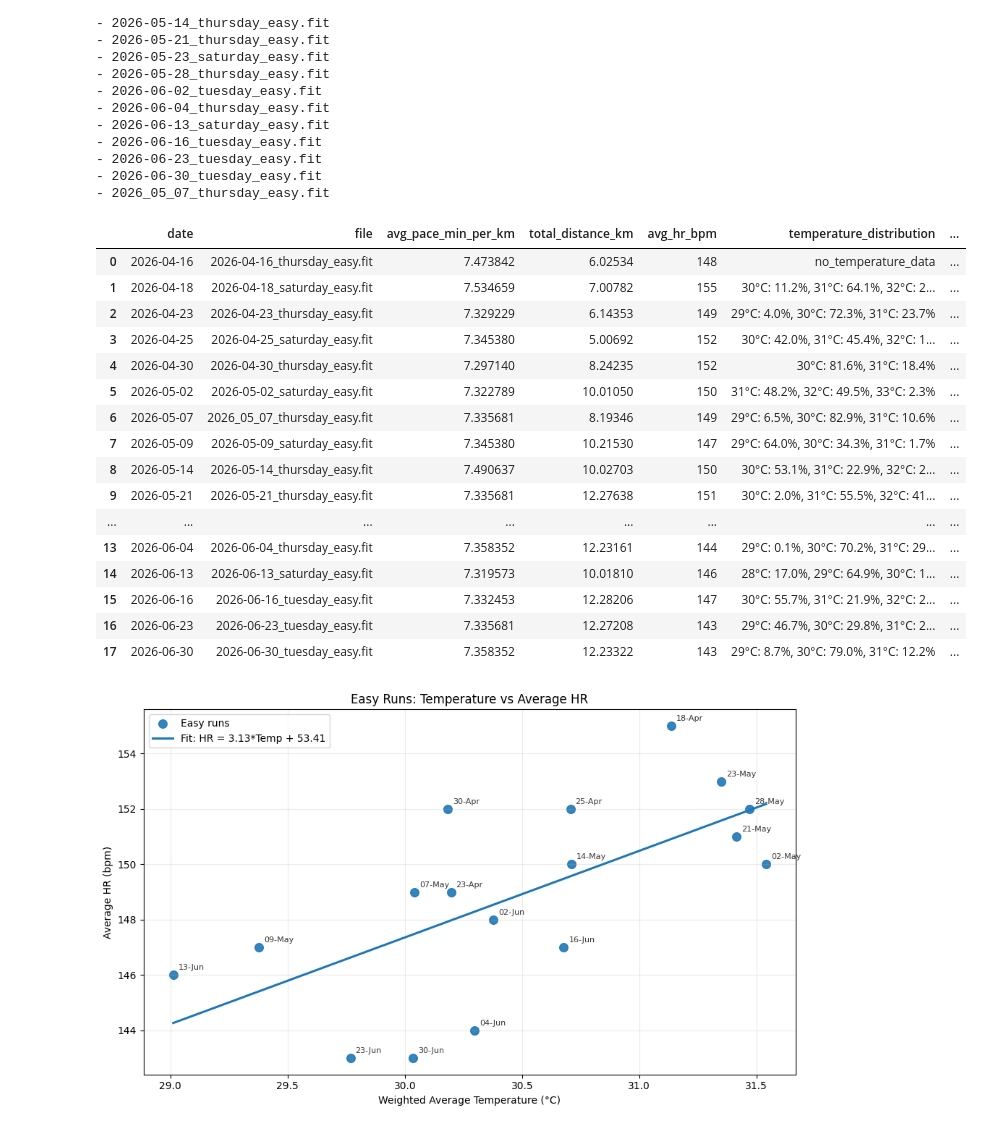
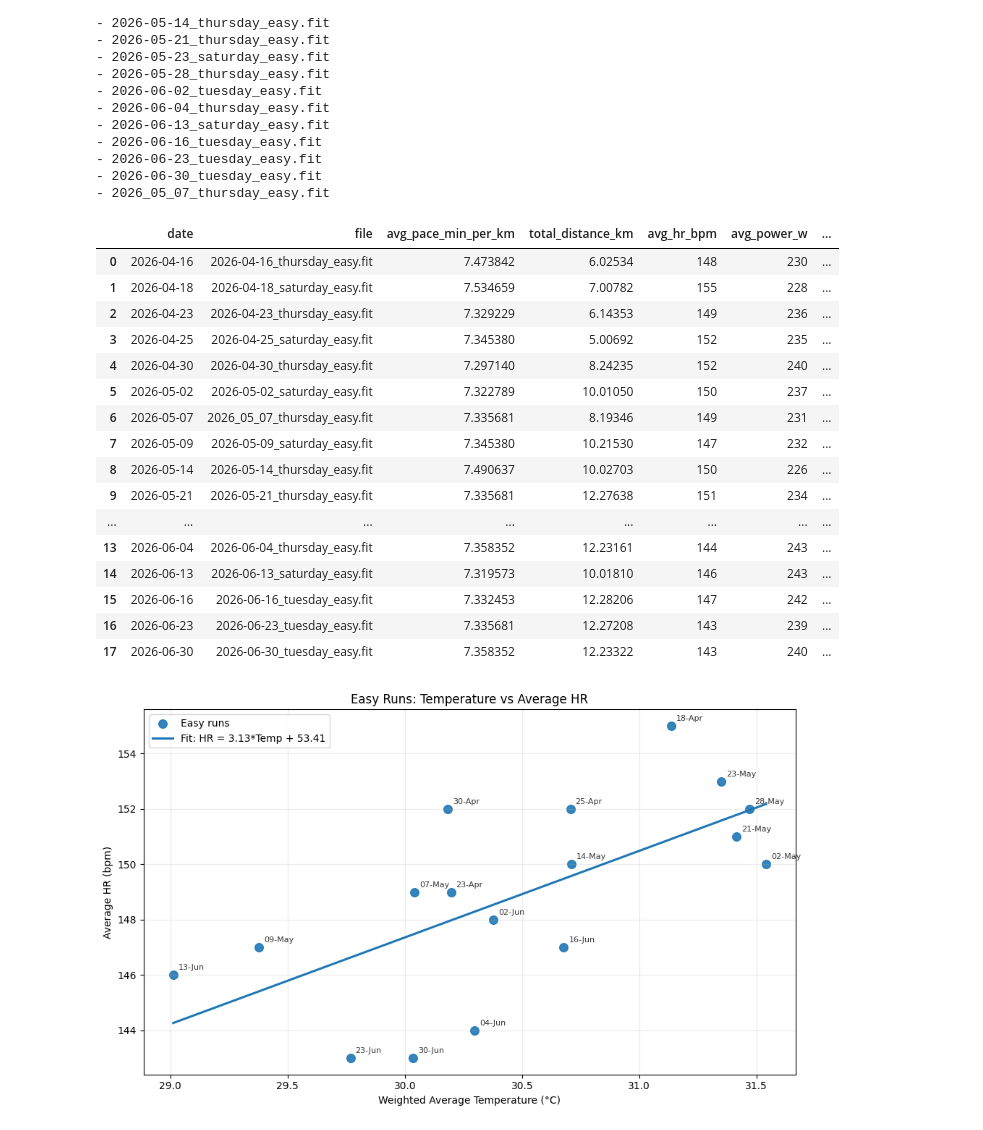
Before and after one commit to jvinodraj/theEagle, a Jupyter notebook: notebooks/easy_run_daily_hr_smoothness.ipynb, the cells around one changed output. Cells and saved outputs as stored; diff of their text form; code cells hidden in the pictures.

Commit message:
easy runs

```diff
--- a/notebooks/easy_run_daily_hr_smoothness.ipynb
+++ b/notebooks/easy_run_daily_hr_smoothness.ipynb
@@ -84,6 +84,7 @@ def score_band(score: float) -> str:
         return "moderate"
     return "noisy"
 # %%
+
 runs = []
 
 for fit_path in fit_files:
@@ -117,6 +118,12 @@ for fit_path in fit_files:
     if pd.isna(avg_hr_bpm):
         avg_hr_bpm = rec["heart_rate"].mean()
 
+    # Power: try session avg_power first, then per-record mean.
+    avg_power_w = pd.to_numeric(session_row.get("avg_power", np.nan), errors="coerce")
+    if pd.isna(avg_power_w) and "power" in rec.columns:
+        pwr = pd.to_numeric(rec["power"], errors="coerce").dropna()
+        avg_power_w = float(pwr.mean()) if not pwr.empty else np.nan
+
     temp_distribution = "no_temperature_data"
     if "temperature" in rec.columns:
         temp_series = pd.to_numeric(rec["temperature"], errors="coerce").dropna()
@@ -126,50 +133,52 @@ for fit_path in fit_files:
             temp_distribution = ", ".join([f"{t}°C: {p}%" for t, p in pct.items()])
 
     run_date = rec["timestamp"].iloc[0].date()
     score = compute_hr_smoothness_score(rec["heart_rate"])
 
     runs.append({
         "file": fit_path.name,
         "date": pd.Timestamp(run_date),
         "records": rec,
         "avg_pace_min_per_km": avg_pace,
         "total_distance_km": total_distance_km,
         "avg_hr_bpm": avg_hr_bpm,
+        "avg_power_w": avg_power_w,
         "temperature_distribution": temp_distribution,
         "hr_smoothness_score": score,
         "score_band": score_band(score),
     })
 
 runs_df = pd.DataFrame([{
     "date": r["date"],
     "file": r["file"],
     "avg_pace_min_per_km": r["avg_pace_min_per_km"],
     "total_distance_km": r["total_distance_km"],
     "avg_hr_bpm": r["avg_hr_bpm"],
+    "avg_power_w": r["avg_power_w"],
     "temperature_distribution": r["temperature_distribution"],
     "hr_smoothness_score": r["hr_smoothness_score"],
     "score_band": r["score_band"],
 } for r in runs]).sort_values("date").reset_index(drop=True)
 
 runs_df
 # %% [output]
-|  | date | file | avg_pace_min_per_km | total_distance_km | avg_hr_bpm | temperature_distribution | ... |
-| 0 | 2026-04-16 | 2026-04-16_thursday_easy.fit | 7.473842 | 6.02534 | 148 | no_temperature_data | ... |
-| 1 | 2026-04-18 | 2026-04-18_saturday_easy.fit | 7.534659 | 7.00782 | 155 | 30°C: 11.2%, 31°C: 64.1%, 32°C: 2... | ... |
-| 2 | 2026-04-23 | 2026-04-23_thursday_easy.fit | 7.329229 | 6.14353 | 149 | 29°C: 4.0%, 30°C: 72.3%, 31°C: 23.7% | ... |
-| 3 | 2026-04-25 | 2026-04-25_saturday_easy.fit | 7.345380 | 5.00692 | 152 | 30°C: 42.0%, 31°C: 45.4%, 32°C: 1... | ... |
-| 4 | 2026-04-30 | 2026-04-30_thursday_easy.fit | 7.297140 | 8.24235 | 152 | 30°C: 81.6%, 31°C: 18.4% | ... |
-| 5 | 2026-05-02 | 2026-05-02_saturday_easy.fit | 7.322789 | 10.01050 | 150 | 31°C: 48.2%, 32°C: 49.5%, 33°C: 2.3% | ... |
-| 6 | 2026-05-07 | 2026_05_07_thursday_easy.fit | 7.335681 | 8.19346 | 149 | 29°C: 6.5%, 30°C: 82.9%, 31°C: 10.6% | ... |
-| 7 | 2026-05-09 | 2026-05-09_saturday_easy.fit | 7.345380 | 10.21530 | 147 | 29°C: 64.0%, 30°C: 34.3%, 31°C: 1.7% | ... |
-| 8 | 2026-05-14 | 2026-05-14_thursday_easy.fit | 7.490637 | 10.02703 | 150 | 30°C: 53.1%, 31°C: 22.9%, 32°C: 2... | ... |
-| 9 | 2026-05-21 | 2026-05-21_thursday_easy.fit | 7.335681 | 12.27638 | 151 | 30°C: 2.0%, 31°C: 55.5%, 32°C: 41... | ... |
+|  | date | file | avg_pace_min_per_km | total_distance_km | avg_hr_bpm | avg_power_w | ... |
+| 0 | 2026-04-16 | 2026-04-16_thursday_easy.fit | 7.473842 | 6.02534 | 148 | 230 | ... |
+| 1 | 2026-04-18 | 2026-04-18_saturday_easy.fit | 7.534659 | 7.00782 | 155 | 228 | ... |
+| 2 | 2026-04-23 | 2026-04-23_thursday_easy.fit | 7.329229 | 6.14353 | 149 | 236 | ... |
+| 3 | 2026-04-25 | 2026-04-25_saturday_easy.fit | 7.345380 | 5.00692 | 152 | 235 | ... |
+| 4 | 2026-04-30 | 2026-04-30_thursday_easy.fit | 7.297140 | 8.24235 | 152 | 240 | ... |
+| 5 | 2026-05-02 | 2026-05-02_saturday_easy.fit | 7.322789 | 10.01050 | 150 | 237 | ... |
+| 6 | 2026-05-07 | 2026_05_07_thursday_easy.fit | 7.335681 | 8.19346 | 149 | 231 | ... |
+| 7 | 2026-05-09 | 2026-05-09_saturday_easy.fit | 7.345380 | 10.21530 | 147 | 232 | ... |
+| 8 | 2026-05-14 | 2026-05-14_thursday_easy.fit | 7.490637 | 10.02703 | 150 | 226 | ... |
+| 9 | 2026-05-21 | 2026-05-21_thursday_easy.fit | 7.335681 | 12.27638 | 151 | 234 | ... |
 | ... | ... | ... | ... | ... | ... | ... | ... |
-| 13 | 2026-06-04 | 2026-06-04_thursday_easy.fit | 7.358352 | 12.23161 | 144 | 29°C: 0.1%, 30°C: 70.2%, 31°C: 29... | ... |
-| 14 | 2026-06-13 | 2026-06-13_saturday_easy.fit | 7.319573 | 10.01810 | 146 | 28°C: 17.0%, 29°C: 64.9%, 30°C: 1... | ... |
-| 15 | 2026-06-16 | 2026-06-16_tuesday_easy.fit | 7.332453 | 12.28206 | 147 | 30°C: 55.7%, 31°C: 21.9%, 32°C: 2... | ... |
-| 16 | 2026-06-23 | 2026-06-23_tuesday_easy.fit | 7.335681 | 12.27208 | 143 | 29°C: 46.7%, 30°C: 29.8%, 31°C: 2... | ... |
-| 17 | 2026-06-30 | 2026-06-30_tuesday_easy.fit | 7.358352 | 12.23322 | 143 | 29°C: 8.7%, 30°C: 79.0%, 31°C: 12.2% | ... |
+| 13 | 2026-06-04 | 2026-06-04_thursday_easy.fit | 7.358352 | 12.23161 | 144 | 243 | ... |
+| 14 | 2026-06-13 | 2026-06-13_saturday_easy.fit | 7.319573 | 10.01810 | 146 | 243 | ... |
+| 15 | 2026-06-16 | 2026-06-16_tuesday_easy.fit | 7.332453 | 12.28206 | 147 | 242 | ... |
+| 16 | 2026-06-23 | 2026-06-23_tuesday_easy.fit | 7.335681 | 12.27208 | 143 | 239 | ... |
+| 17 | 2026-06-30 | 2026-06-30_tuesday_easy.fit | 7.358352 | 12.23322 | 143 | 240 | ... |
 # %%
 # Graph: Weighted average temperature vs average HR (easy runs)
 import re
```
Also changed, not shown: parts of 2 cells of this notebook, 2 other files.
